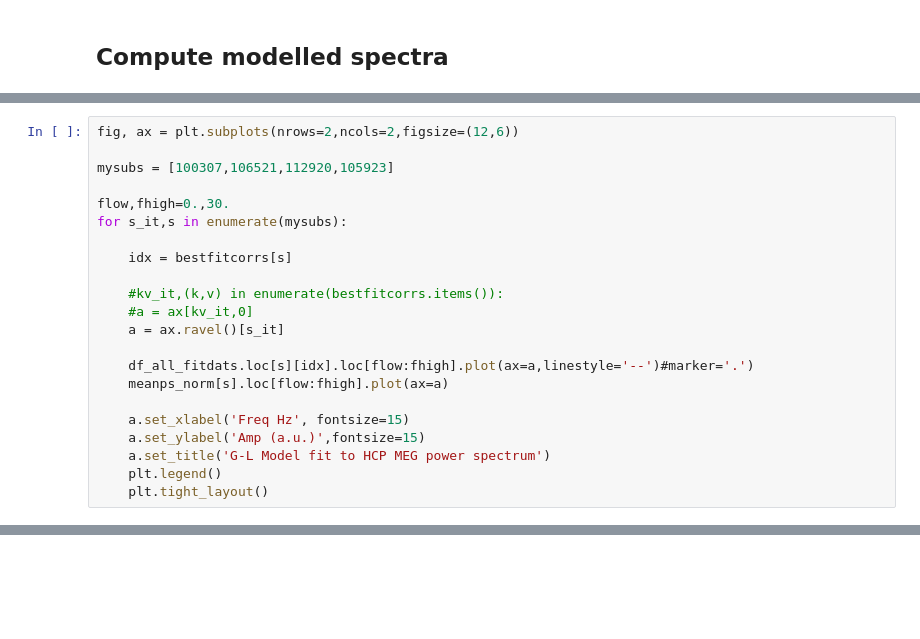
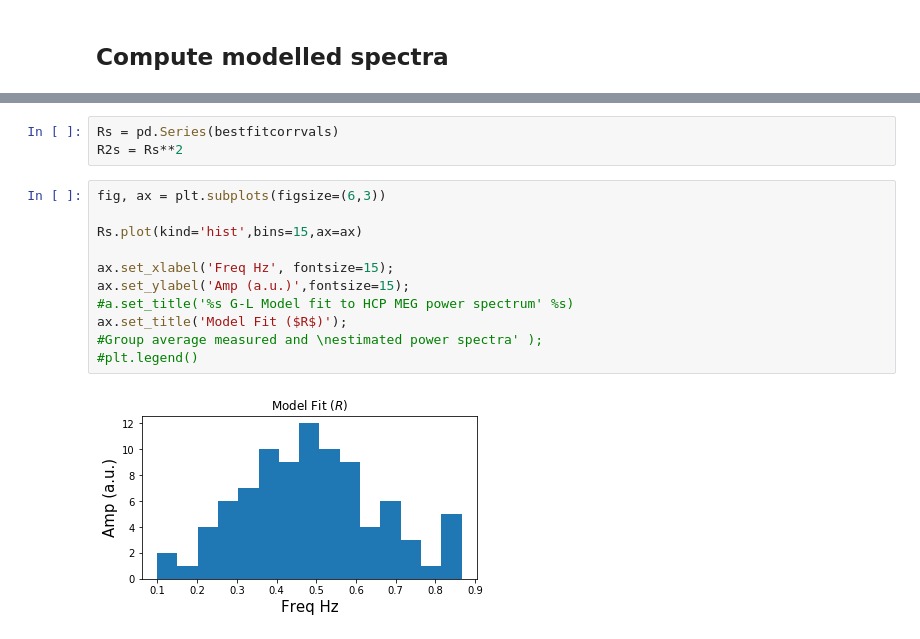
Before and after one commit to GriffithsLab/ctwc-model, a Jupyter notebook: notebooks/01_power_spectra.ipynb, the cells around one changed output, grey strips where cells are left out. Drawn from its saved outputs; the diff is of its cells as text; blank space fills up the shorter version.

```diff
--- a/notebooks/01_power_spectra.ipynb
+++ b/notebooks/01_power_spectra.ipynb
@@ -406,22 +71,0 @@ Figure Xa: Model fits for four example subject from HCP
-# %%
-fig, ax = plt.subplots(nrows=2,ncols=2,figsize=(12,6))
-
-mysubs = [100307,106521,112920,105923]
-
-flow,fhigh=0.,30.
-for s_it,s in enumerate(mysubs):
-
-    idx = bestfitcorrs[s]
-
-    #kv_it,(k,v) in enumerate(bestfitcorrs.items()):
-    #a = ax[kv_it,0]
-    a = ax.ravel()[s_it]
-
-    df_all_fitdats.loc[s][idx].loc[flow:fhigh].plot(ax=a,linestyle='--')#marker='.')
-    meanps_norm[s].loc[flow:fhigh].plot(ax=a)
-
-    a.set_xlabel('Freq Hz', fontsize=15)
-    a.set_ylabel('Amp (a.u.)',fontsize=15)
-    a.set_title('G-L Model fit to HCP MEG power spectrum')
-    plt.legend()
-    plt.tight_layout()
@@ -915,0 +252,16 @@ plt.tight_layout()
+# %%
+Rs = pd.Series(bestfitcorrvals)
+R2s = Rs**2
+# %%
+fig, ax = plt.subplots(figsize=(6,3))
+
+Rs.plot(kind='hist',bins=15,ax=ax)
+
+ax.set_xlabel('Freq Hz', fontsize=15);
+ax.set_ylabel('Amp (a.u.)',fontsize=15);
+#a.set_title('%s G-L Model fit to HCP MEG power spectrum' %s)
+ax.set_title('Model Fit ($R$)');
+#Group average measured and \nestimated power spectra' );
+#plt.legend()
+# %% [output]
+[figure, added]
```
Also changed, not shown: parts of 41 cells of this notebook, 3 other files.
